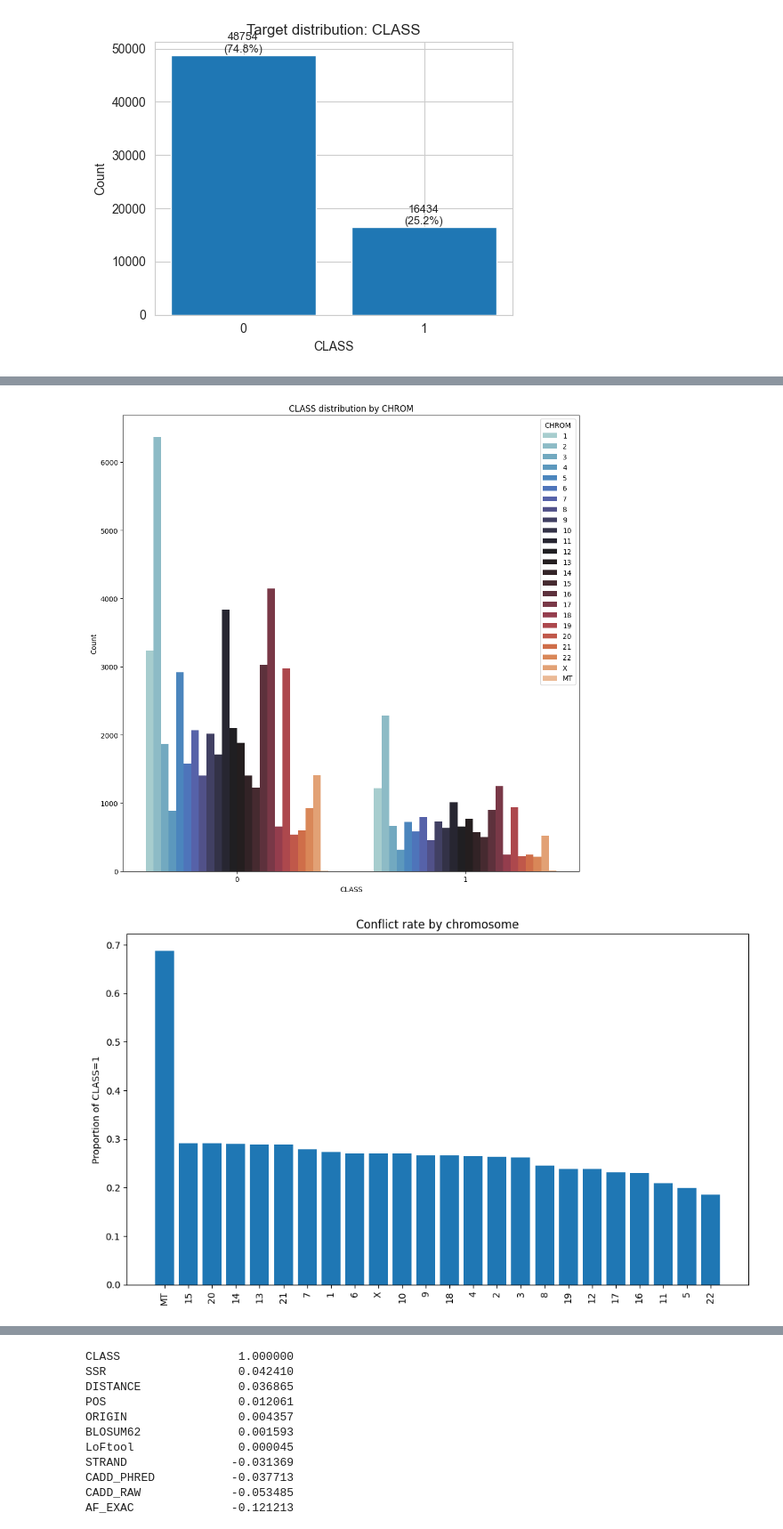
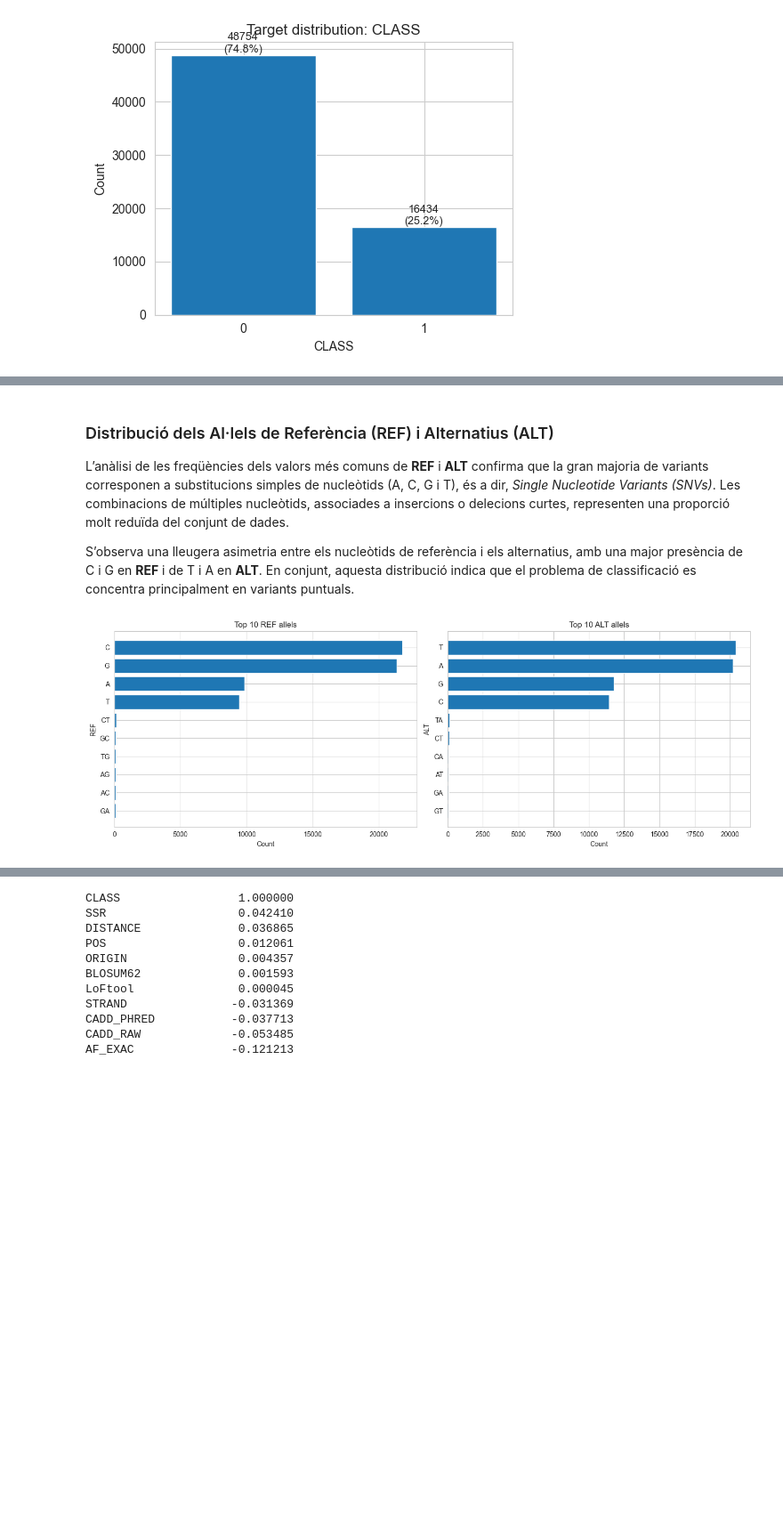
Before and after one commit to eliagarcia/tfg-genetic-variants, a Jupyter notebook: notebooks/eda.ipynb, the cells around one changed output, grey strips where cells are left out. Shown at 89% size. Saved outputs shown, nothing was run; the diff lists cells and outputs as text; code cells hidden in the pictures; blank space fills up the shorter version.

```diff
--- a/notebooks/eda.ipynb
+++ b/notebooks/eda.ipynb
@@ -173,64 +216,27 @@ L’anàlisi de les freqüències dels valors més comuns de `REF` i `ALT` perme
+# %% [markdown]
+### Distribució dels Al·lels de Referència (REF) i Alternatius (ALT)
+
+L’anàlisi de les freqüències dels valors més comuns de **REF** i **ALT** confirma que la gran majoria de variants corresponen a substitucions simples de nucleòtids (A, C, G i T), és a dir, *Single Nucleotide Variants (SNVs)*. Les combinacions de múltiples nucleòtids, associades a insercions o delecions curtes, representen una proporció molt reduïda del conjunt de dades.
+
+S’observa una lleugera asimetria entre els nucleòtids de referència i els alternatius, amb una major presència de C i G en **REF** i de T i A en **ALT**. En conjunt, aquesta distribució indica que el problema de classificació es concentra principalment en variants puntuals.
 # %%
-# Genomic basic columns
-import matplotlib.pyplot as plt
-import seaborn as sns
+fig, axes = plt.subplots(1, 2, figsize=(14, 5))
 
-basic_cols = ["CHROM", "POS", "REF", "ALT"]
-for c in basic_cols:
-    assert c in df.columns, f"Falta columna: {c}"
+# REF
+ref_counts = df["REF"].value_counts().head(10)
+axes[0].barh(ref_counts.index[::-1], ref_counts.values[::-1])
+axes[0].set_title("Top 10 REF allels")
+axes[0].set_xlabel("Count")
+axes[0].set_ylabel("REF")
 
-# CLASS count by chromosome
-plt.figure(figsize=(10, 10))
-sns.countplot(x="CLASS", data=df, hue="CHROM", palette="icefire")
-plt.title("CLASS distribution by CHROM")
-plt.xlabel("CLASS")
-plt.ylabel("Count")
+# ALT
+alt_counts = df["ALT"].value_counts().head(10)
+axes[1].barh(alt_counts.index[::-1], alt_counts.values[::-1])
+axes[1].set_title("Top 10 ALT allels")
+axes[1].set_xlabel("Count")
+axes[1].set_ylabel("ALT")
+
 plt.tight_layout()
 plt.show()
-
-# Conflict rate by chromosome
-chrom_conflict_rate = (
-    df.groupby("CHROM")["CLASS"]
-      .mean()
-      .sort_values(ascending=False)
-)
-
-plt.figure(figsize=(10, 6))
-plt.bar(chrom_conflict_rate.index, chrom_conflict_rate.values)
-plt.ylabel("Proportion of CLASS=1")
-plt.title("Conflict rate by chromosome")
-plt.xticks(rotation=90)
-plt.tight_layout()
-plt.show()
-
-# POS distribution
-plt.figure(figsize=(6, 4))
-plt.hist(df["POS"], bins=80)
-plt.title("Distribution of genomic position (POS)")
-plt.xlabel("Genomic position")
-plt.ylabel("Count")
-plt.tight_layout()
-plt.show()
-
-# Top REF alleles
-plt.figure(figsize=(6, 4))
-ref_counts = df["REF"].value_counts().head(10)
-plt.bar(ref_counts.index, ref_counts.values)
-plt.title("Top 10 REF alleles")
-plt.xlabel("REF")
-plt.ylabel("Count")
-plt.tight_layout()
-plt.show()
-
-# Top ALT alleles
-plt.figure(figsize=(6, 4))
-alt_counts = df["ALT"].value_counts().head(10)
-plt.bar(alt_counts.index, alt_counts.values)
-plt.title("Top 10 ALT alleles")
-plt.xlabel("ALT")
-plt.ylabel("Count")
-plt.tight_layout()
-plt.show()
 # %% [output]
-[figure, old version]
+[figure, new version]
-[figure, removed]
```
Also changed, not shown: parts of 22 cells of this notebook, 1 other file.
